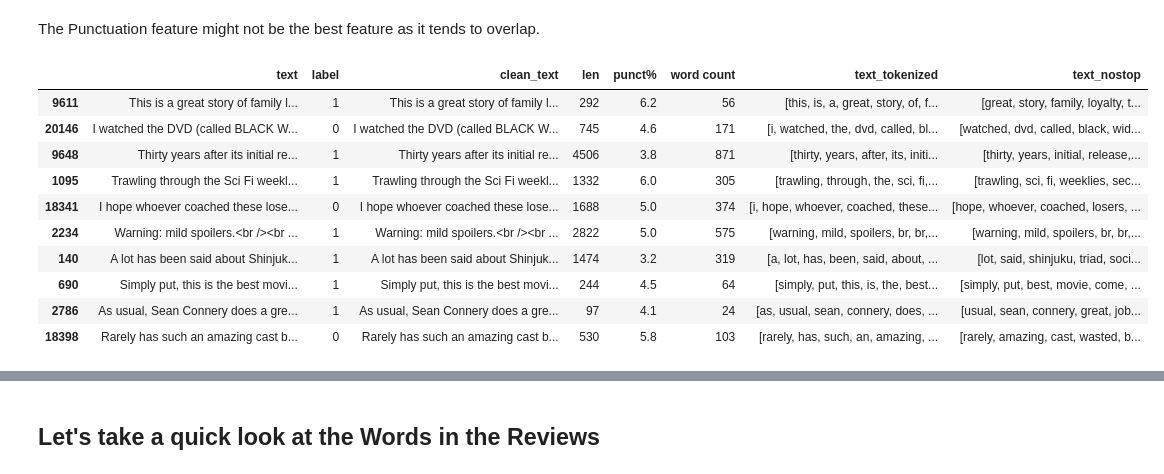
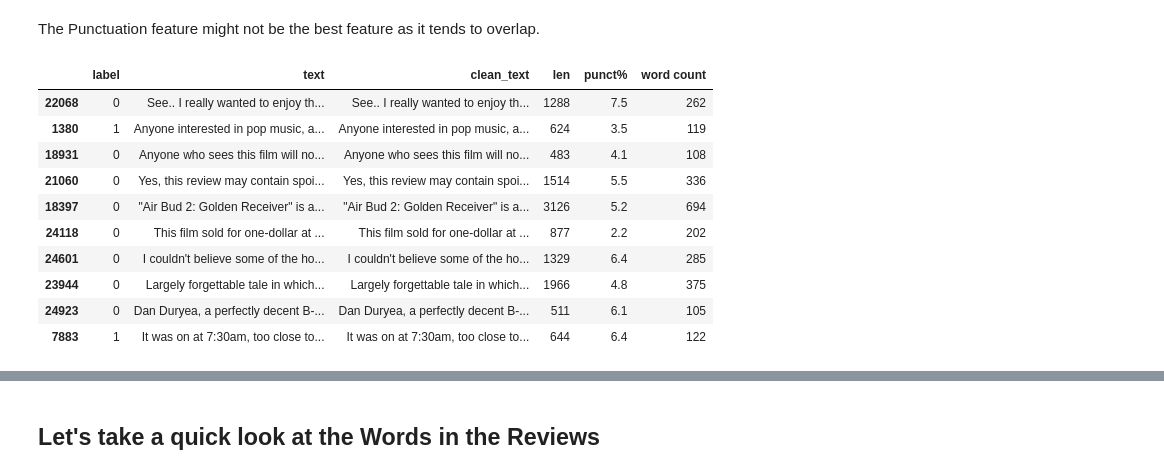
Before and after one commit to JAIR0MEL0/IMDB-Movie-Sentiment, a Jupyter notebook: ML1010MovieReview_JairoMelo.ipynb, the cells around one changed output, grey strips where cells are left out. Drawn from its saved outputs; the diff is of its cells as text; code cells hidden in the pictures.

```diff
--- a/ML1010MovieReview_JairoMelo.ipynb
+++ b/ML1010MovieReview_JairoMelo.ipynb
@@ -72 +85,4 @@ data_test = pd.DataFrame(dict_new)
+# %%
+frames = [data_train, data_test]
+data = pd.concat(frames)
 # %%
@@ -105,5 +110,6 @@ Stemming:
     Reducing inflection in words to their root forms such as mapping a group of words to the same stem even if the stem itself is not a valid word in the Language
 # %%
 # remove URL's from train and test
-data_train['clean_text'] = data_train['text'].apply(lambda x: re.sub(r'http\S+', '', x))
-data_test['clean_text'] = data_test['text'].apply(lambda x: re.sub(r'http\S+', '', x))
+data['clean_text'] = data['text'].apply(lambda x: re.sub(r'http\S+', '', x))
+# remove whitespaces
+data['clean_text'] = data['clean_text'].apply(lambda x:' '.join(x.split()))
@@ -136,9 +138,6 @@ def count_punct(text):
     count = sum([1 for char in text if char in string.punctuation])
     return round(count/(len(text) - text.count(" ")), 3)*100
 
-data_train['len'] = data_train['text'].apply(lambda x: len(x) - x.count(" "))
-data_train['punct%'] = data_train['text'].apply(lambda x: count_punct(x))
-
-data_test['len'] = data_test['text'].apply(lambda x: len(x) - x.count(" "))
-data_test['punct%'] = data_test['text'].apply(lambda x: count_punct(x))
+data['len'] = data['text'].apply(lambda x: len(x) - x.count(" "))
+data['punct%'] = data['text'].apply(lambda x: count_punct(x))
 # %%
@@ -189,26 +188,22 @@ The Punctuation feature might not be the best feature as it tends to overlap.
 # %%
 # get a word count per sentence column
 def word_count(sentence):
     return len(sentence.split())
 
-data_train['word count'] = data_train['text'].apply(word_count)
-data_train.sample(10)
-
-
-data_test['word count'] = data_test['text'].apply(word_count)
-data_train.sample(10)
+data['word count'] = data['text'].apply(word_count)
+data.sample(10)
 # %% [output]
-|  | text | label | clean_text | len | punct% | word count | text_tokenized | text_nostop |
-| 9611 | This is a great story of family l... | 1 | This is a great story of family l... | 292 | 6.2 | 56 | [this, is, a, great, story, of, f... | [great, story, family, loyalty, t... |
-| 20146 | I watched the DVD (called BLACK W... | 0 | I watched the DVD (called BLACK W... | 745 | 4.6 | 171 | [i, watched, the, dvd, called, bl... | [watched, dvd, called, black, wid... |
-| 9648 | Thirty years after its initial re... | 1 | Thirty years after its initial re... | 4506 | 3.8 | 871 | [thirty, years, after, its, initi... | [thirty, years, initial, release,... |
-| 1095 | Trawling through the Sci Fi weekl... | 1 | Trawling through the Sci Fi weekl... | 1332 | 6.0 | 305 | [trawling, through, the, sci, fi,... | [trawling, sci, fi, weeklies, sec... |
-| 18341 | I hope whoever coached these lose... | 0 | I hope whoever coached these lose... | 1688 | 5.0 | 374 | [i, hope, whoever, coached, these... | [hope, whoever, coached, losers, ... |
-| 2234 | Warning: mild spoilers.<br /><br ... | 1 | Warning: mild spoilers.<br /><br ... | 2822 | 5.0 | 575 | [warning, mild, spoilers, br, br,... | [warning, mild, spoilers, br, br,... |
-| 140 | A lot has been said about Shinjuk... | 1 | A lot has been said about Shinjuk... | 1474 | 3.2 | 319 | [a, lot, has, been, said, about, ... | [lot, said, shinjuku, triad, soci... |
-| 690 | Simply put, this is the best movi... | 1 | Simply put, this is the best movi... | 244 | 4.5 | 64 | [simply, put, this, is, the, best... | [simply, put, best, movie, come, ... |
-| 2786 | As usual, Sean Connery does a gre... | 1 | As usual, Sean Connery does a gre... | 97 | 4.1 | 24 | [as, usual, sean, connery, does, ... | [usual, sean, connery, great, job... |
-| 18398 | Rarely has such an amazing cast b... | 0 | Rarely has such an amazing cast b... | 530 | 5.8 | 103 | [rarely, has, such, an, amazing, ... | [rarely, amazing, cast, wasted, b... |
+|  | label | text | clean_text | len | punct% | word count |
+| 22068 | 0 | See.. I really wanted to enjoy th... | See.. I really wanted to enjoy th... | 1288 | 7.5 | 262 |
+| 1380 | 1 | Anyone interested in pop music, a... | Anyone interested in pop music, a... | 624 | 3.5 | 119 |
+| 18931 | 0 | Anyone who sees this film will no... | Anyone who sees this film will no... | 483 | 4.1 | 108 |
+| 21060 | 0 | Yes, this review may contain spoi... | Yes, this review may contain spoi... | 1514 | 5.5 | 336 |
+| 18397 | 0 | "Air Bud 2: Golden Receiver" is a... | "Air Bud 2: Golden Receiver" is a... | 3126 | 5.2 | 694 |
+| 24118 | 0 | This film sold for one-dollar at ... | This film sold for one-dollar at ... | 877 | 2.2 | 202 |
+| 24601 | 0 | I couldn't believe some of the ho... | I couldn't believe some of the ho... | 1329 | 6.4 | 285 |
+| 23944 | 0 | Largely forgettable tale in which... | Largely forgettable tale in which... | 1966 | 4.8 | 375 |
+| 24923 | 0 | Dan Duryea, a perfectly decent B-... | Dan Duryea, a perfectly decent B-... | 511 | 6.1 | 105 |
+| 7883 | 1 | It was on at 7:30am, too close to... | It was on at 7:30am, too close to... | 644 | 6.4 | 122 |
 # %%
 # plot word count distribution for both positive and negative sentiments
 bins = np.linspace(0, 50, 40)
```
Also changed, not shown: parts of 50 cells of this notebook.
